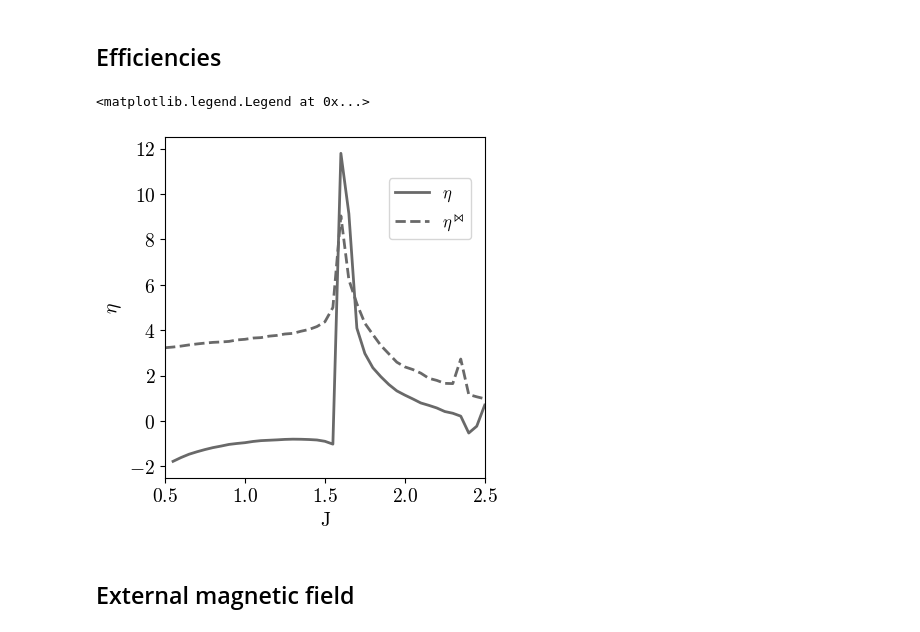
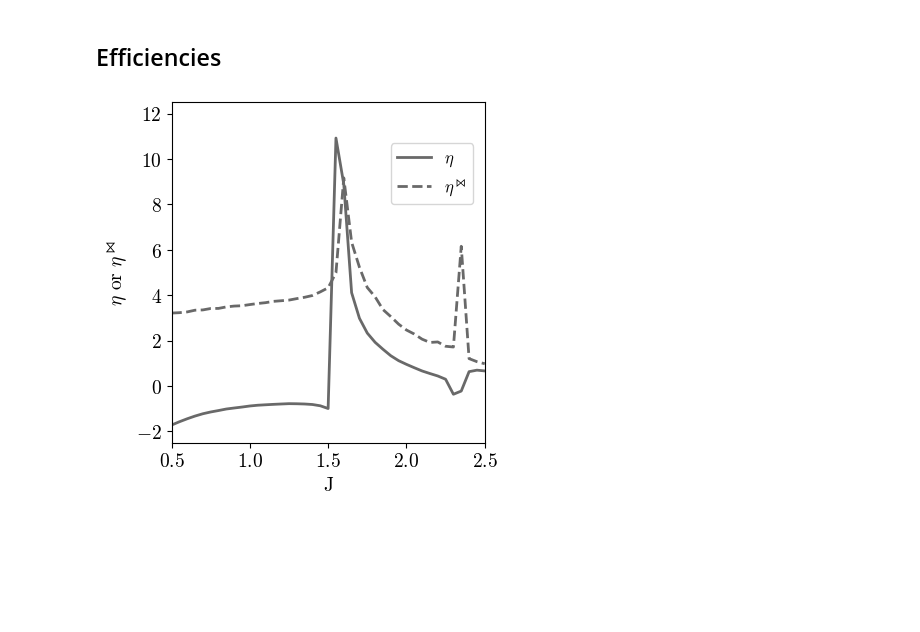
Before and after one commit to qianyangchen/thermodynamicEfficiencyNoneq, a Jupyter notebook: active_ising/notebooks/activeIsing.ipynb, the cells around one changed output. Cells and saved outputs as stored; diff of their text form; code cells hidden in the pictures; blank space fills up the shorter version.

```diff
--- a/active_ising/notebooks/activeIsing.ipynb
+++ b/active_ising/notebooks/activeIsing.ipynb
@@ -152,19 +121,15 @@ for i, J in enumerate(Js_to_plot):
 # %% [markdown]
 ## Efficiencies
 # %%
-# plot eta vs J
+# plot eta and etaInf vs J
 plt.figure(figsize=(4,4), constrained_layout=True)
 
-# Plot eta and etaInf
-plt.plot(J_list[1:], eta, label=r'$\eta$',color='dimgrey', lw=2)
+plt.plot(J_list, eta, label=r'$\eta$',color='dimgrey', lw=2)
 plt.plot(J_list, etaInf, label=r'$\eta^{\bowtie}$',color='dimgrey', linestyle='dashed', lw=2)
 plt.xlabel('J');
-plt.ylabel(r'$\eta$');
+plt.ylabel(r'$\eta$ or $\eta^{\bowtie}$');
 plt.xlim(0.5, 2.5);
 plt.ylim(-2.5, 12.5);
 plt.legend(loc=(0.7, 0.7));
 # %% [output]
-<matplotlib.legend.Legend at 0x...>
-[figure, old version]
+[figure, new version]
-# %% [markdown]
-## External magnetic field
```
Also changed, not shown: parts of 9 cells of this notebook, 28 other files.
